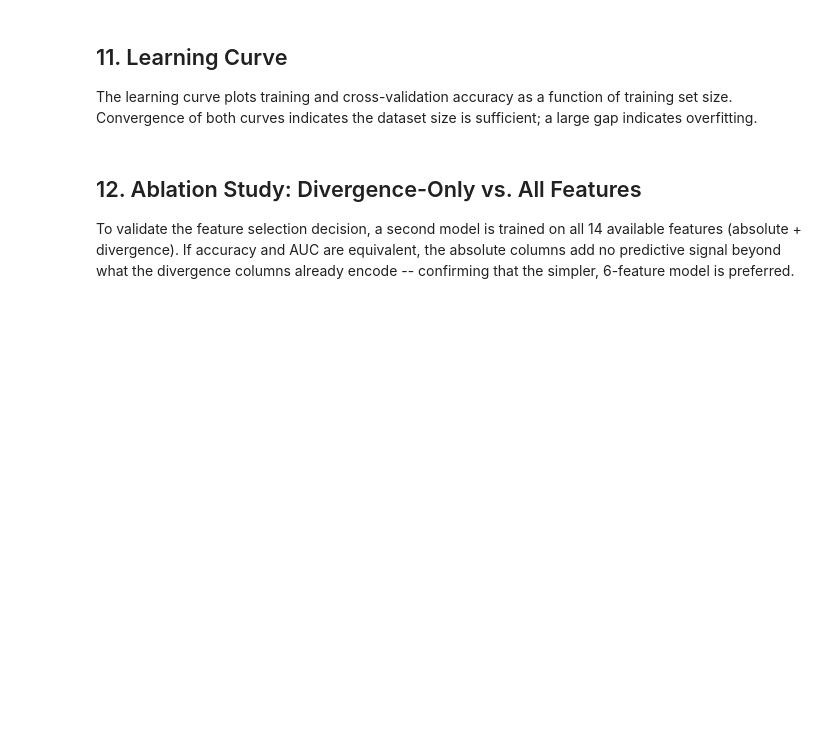
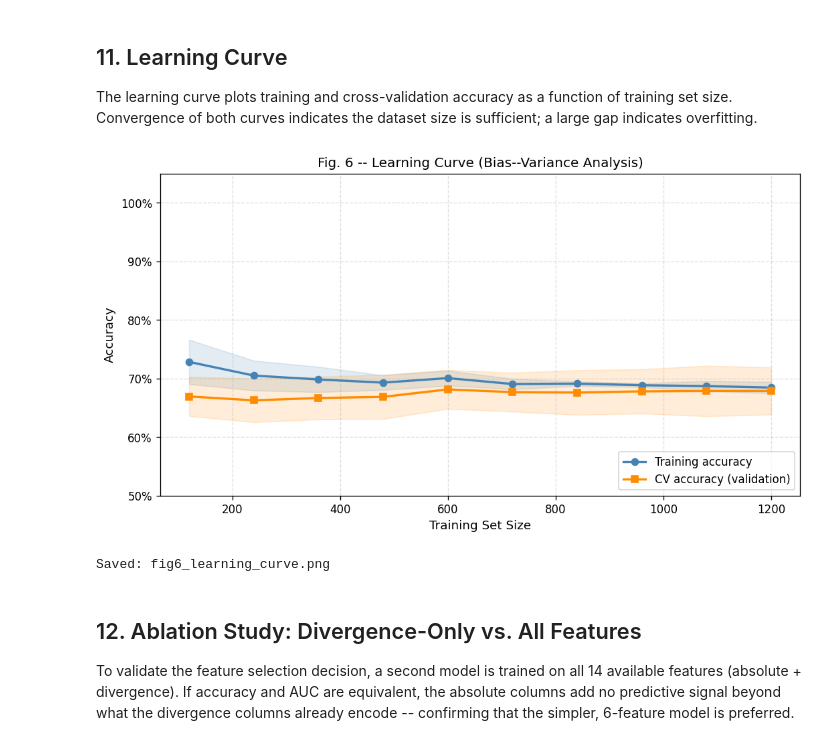
Before and after one commit to AndiStructible/DotaData, a Jupyter notebook: MLDota.ipynb, the cells around one changed output. Saved outputs shown, nothing was run; the diff lists cells and outputs as text; code cells hidden in the pictures; blank space fills up the shorter version.

```diff
--- a/MLDota.ipynb
+++ b/MLDota.ipynb
@@ -560,7 +544,7 @@ The learning curve plots training and cross-validation accuracy as a function of
 # %%
 pipe_lc = Pipeline([
     ('scaler', StandardScaler()),
-    ('lr', LogisticRegression(C=best_C, solver=best_solver, max_iter=1000, random_state=RANDOM_STATE))
+    ('lr', LogisticRegression(solver='lbfgs', C=1.0, max_iter=1000, random_state=RANDOM_STATE))
 ])
 
 train_sizes, train_scores, val_scores = learning_curve(
@@ -570,33 +554,36 @@ train_sizes, train_scores, val_scores = learning_curve(
     scoring='accuracy',
     shuffle=True,
     random_state=RANDOM_STATE,
     n_jobs=1
 )
 
 train_mean = train_scores.mean(axis=1)
 train_std  = train_scores.std(axis=1)
 val_mean   = val_scores.mean(axis=1)
 val_std    = val_scores.std(axis=1)
 
 fig, ax = plt.subplots(figsize=(9, 5))
 ax.plot(train_sizes, train_mean, 'o-', color='steelblue', label='Training accuracy', linewidth=2)
 ax.fill_between(train_sizes, train_mean - train_std, train_mean + train_std, alpha=0.15, color='steelblue')
 
 ax.plot(train_sizes, val_mean, 's-', color='darkorange', label='CV accuracy (validation)', linewidth=2)
 ax.fill_between(train_sizes, val_mean - val_std, val_mean + val_std, alpha=0.15, color='darkorange')
 
 ax.set_xlabel('Training Set Size')
 ax.set_ylabel('Accuracy')
 ax.set_title('Fig. 6 -- Learning Curve (Bias--Variance Analysis)')
 ax.legend(loc='lower right')
 ax.set_ylim(0.5, 1.05)
 ax.yaxis.set_major_formatter(plt.FuncFormatter(lambda x, _: f'{x:.0%}'))
 ax.grid(True, linestyle='--', alpha=0.4)
 
 plt.tight_layout()
 plt.savefig('fig6_learning_curve.png', dpi=SAVE_DPI, bbox_inches='tight')
 plt.show()
 print("Saved: fig6_learning_curve.png")
+# %% [output]
+[figure, added]
+Saved: fig6_learning_curve.png
 # %% [markdown]
 ## 12. Ablation Study: Divergence-Only vs. All Features
 
```
Also changed, not shown: parts of 5 cells of this notebook.
